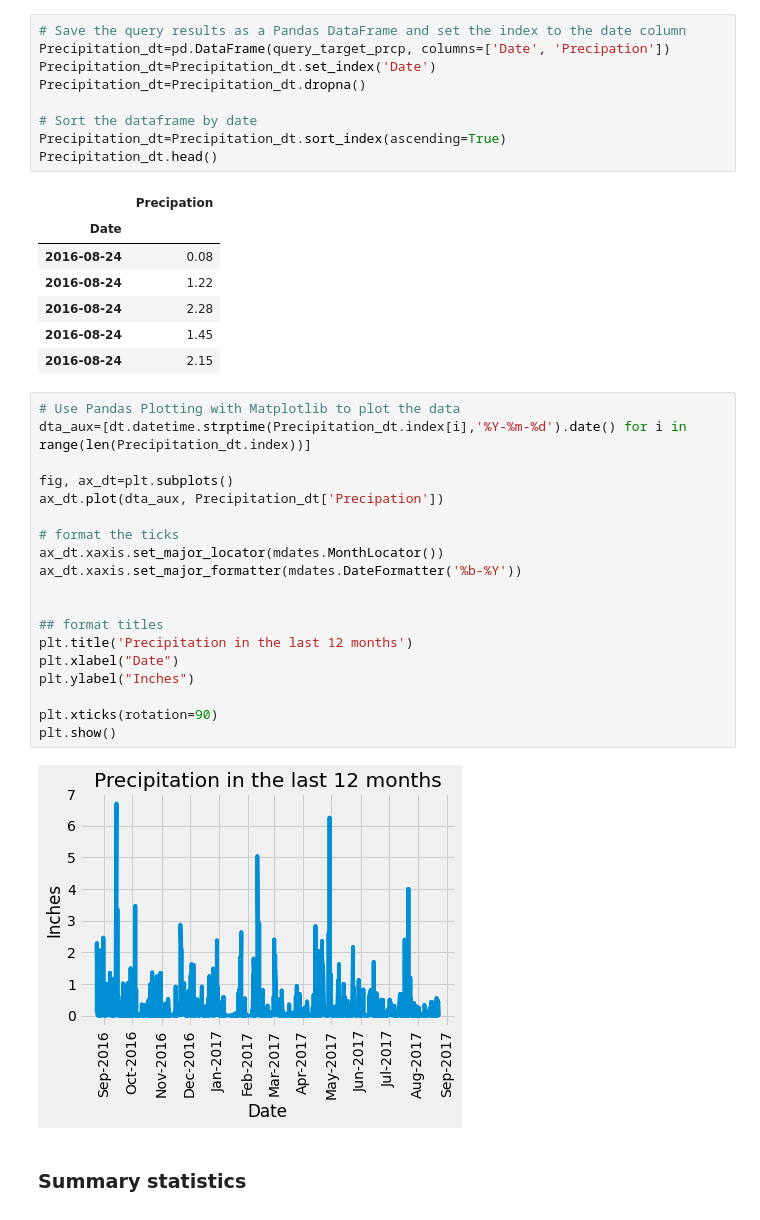
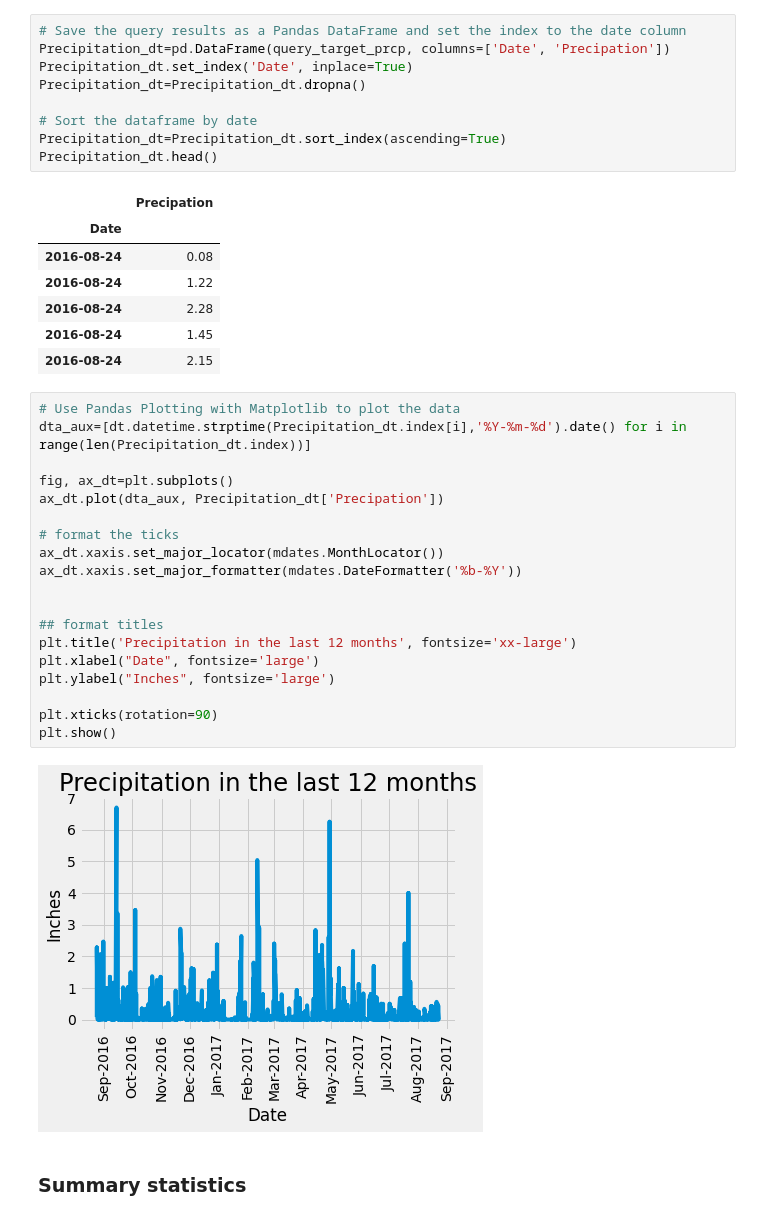
Before and after one commit to raciv65/SQLALCHEMY-Challenge, a Jupyter notebook: climate_starter.ipynb, the cells around one changed output. Drawn from its saved outputs; the diff is of its cells as text.

```diff
--- a/climate_starter.ipynb
+++ b/climate_starter.ipynb
@@ -212,7 +202,7 @@ query_target_prcp=(
 # %%
 # Save the query results as a Pandas DataFrame and set the index to the date column
 Precipitation_dt=pd.DataFrame(query_target_prcp, columns=['Date', 'Precipation'])
-Precipitation_dt=Precipitation_dt.set_index('Date')
+Precipitation_dt.set_index('Date', inplace=True)
 Precipitation_dt=Precipitation_dt.dropna()
 
 # Sort the dataframe by date
@@ -229,24 +219,24 @@ Precipitation_dt.head()
 # %%
 # Use Pandas Plotting with Matplotlib to plot the data
 dta_aux=[dt.datetime.strptime(Precipitation_dt.index[i],'%Y-%m-%d').date() for i in range(len(Precipitation_dt.index))]
 
 fig, ax_dt=plt.subplots()
 ax_dt.plot(dta_aux, Precipitation_dt['Precipation'])
 
 # format the ticks
 ax_dt.xaxis.set_major_locator(mdates.MonthLocator())
 ax_dt.xaxis.set_major_formatter(mdates.DateFormatter('%b-%Y'))
 
 
 ## format titles
-plt.title('Precipitation in the last 12 months')
-plt.xlabel("Date")
-plt.ylabel("Inches")
+plt.title('Precipitation in the last 12 months', fontsize='xx-large')
+plt.xlabel("Date", fontsize='large')
+plt.ylabel("Inches", fontsize='large')
 
 plt.xticks(rotation=90)
 plt.show()
 # %% [output]
-[figure, old version]
+[figure, new version]
 # %% [markdown]
 ### Summary statistics
 # %%
```
Also changed, not shown: parts of 16 cells of this notebook.
